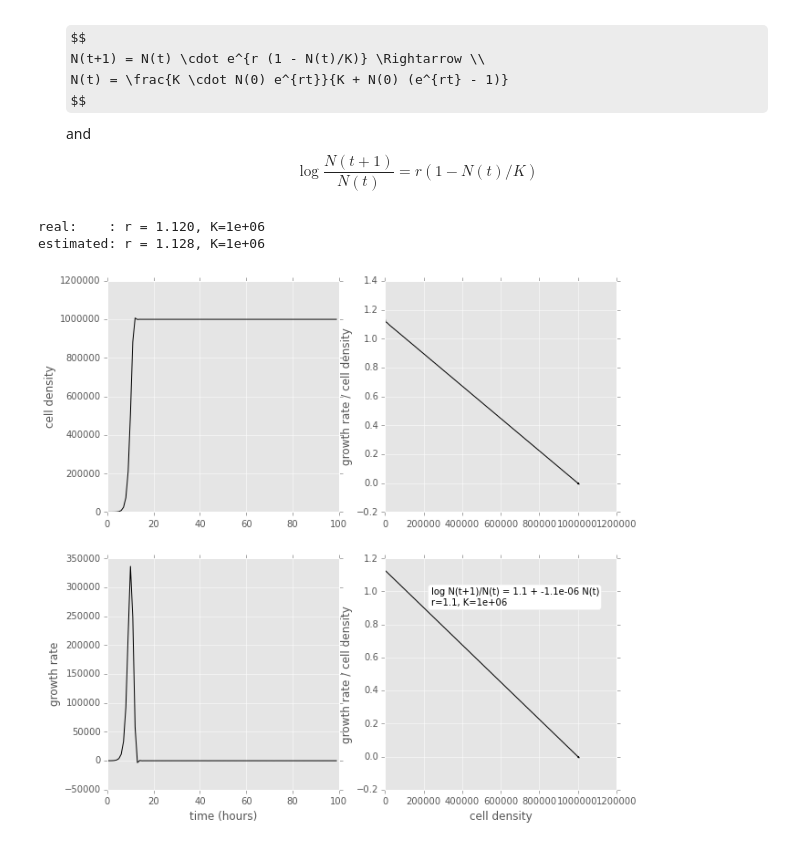
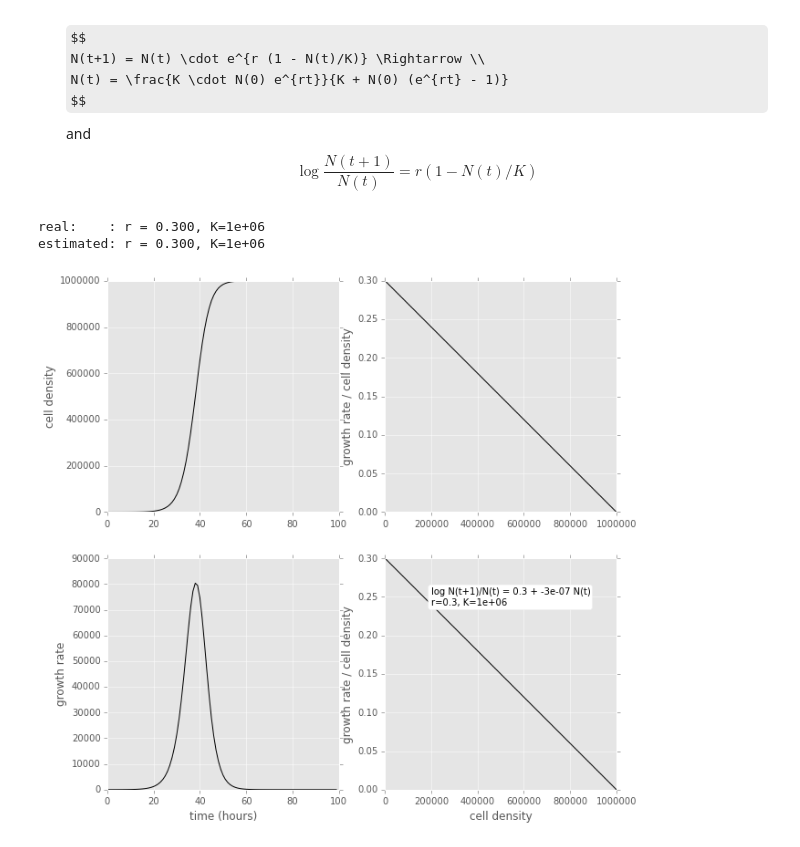
Before and after one commit to yoavram/ipython-notebooks, a Jupyter notebook: infer logistic model.ipynb, the cells around one changed output. Saved outputs shown, nothing was run; the diff lists cells and outputs as text; code cells hidden in the pictures; some formulas as TeX source.

```diff
--- a/infer logistic model.ipynb
+++ b/infer logistic model.ipynb
@@ -54,14 +54,15 @@ def logistic(N0, r, K, tmax):
         N[t+1] = N[t] * exp(r * (1 - N[t]/K))
     return N
 # %%
-r = 1.12
+r = 0.3
 K = 1000000.0
 N0 = 10.0
 x = arange(0,100)
-y = logistic(N0, r, K, len(x)) + normal(0, 10, len(x))
+y = logistic(N0, r, K, len(x))
 print "real:    : r = %.3f, K=%.2g" % (r,K)
-print "estimated: r = %.3f, K=%.2g" % plot_gradient(x,y)
+r_sol, K_sol = plot_gradient(x,y)
+print "estimated: r = %.3f, K=%.2g" % (r_sol,K_sol)
 # %% [output]
-real:    : r = 1.120, K=1e+06
-estimated: r = 1.128, K=1e+06
+real:    : r = 0.300, K=1e+06
+estimated: r = 0.300, K=1e+06
-[figure, old version]
+[figure, new version]
```
Also changed, not shown: parts of 1 cell of this notebook.
